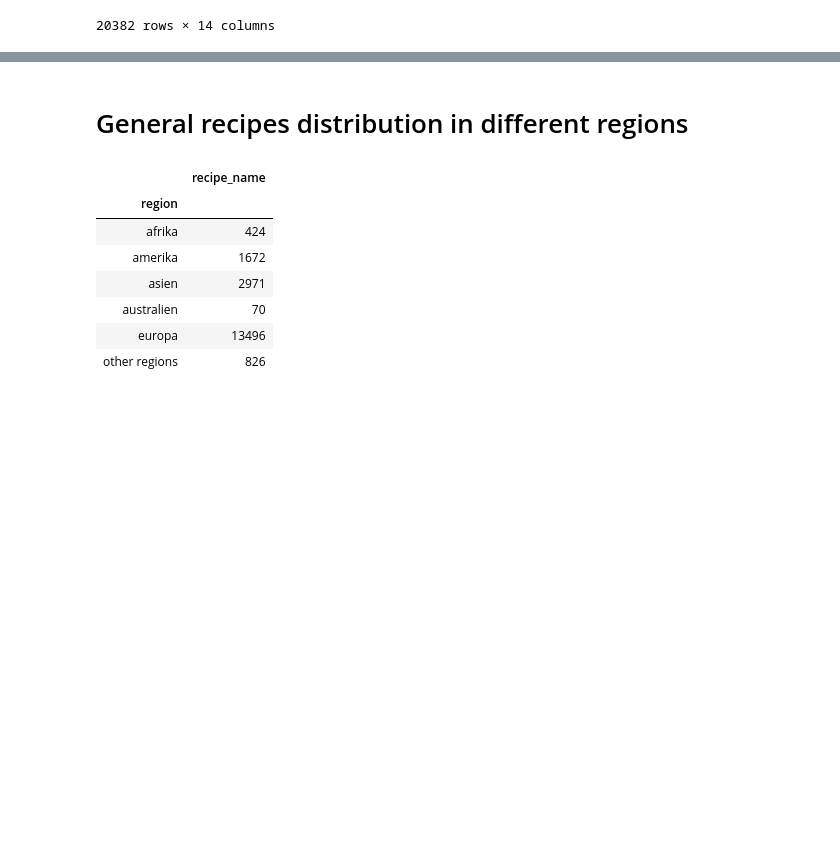
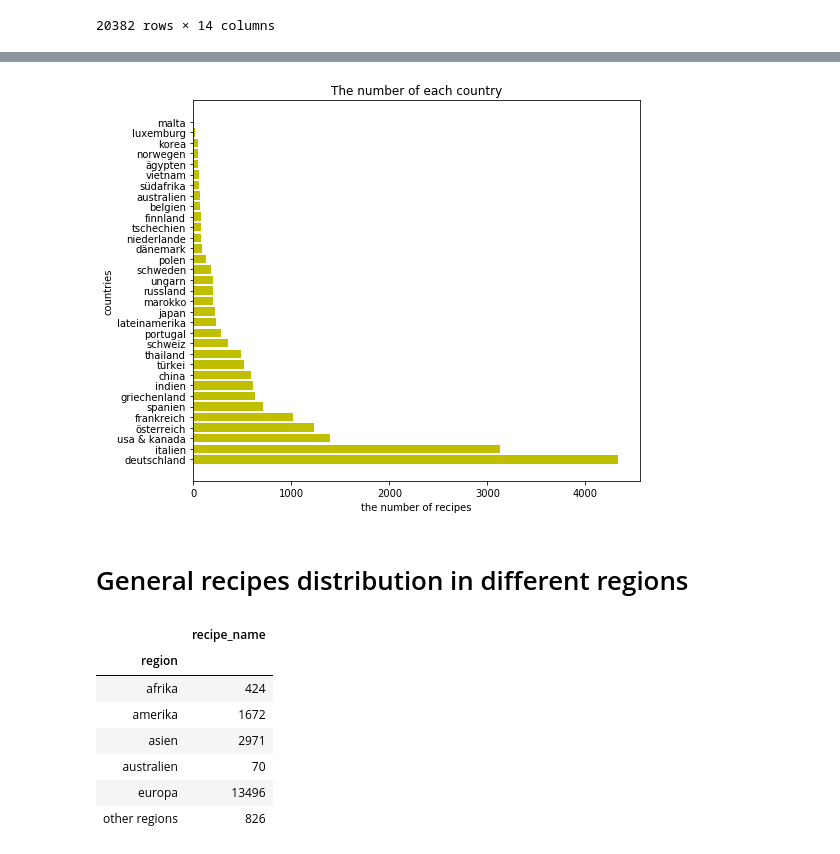
Before and after one commit to sunwen0120/Pratikum, a Jupyter notebook: wen_sun/regional analyse/Regional analysie.ipynb, the cells around one changed output, grey strips where cells are left out. Saved outputs shown, nothing was run; the diff lists cells and outputs as text; code cells hidden in the pictures; blank space fills up the shorter version.

```diff
--- a/wen_sun/regional analyse/Regional analysie.ipynb
+++ b/wen_sun/regional analyse/Regional analysie.ipynb
@@ -154,0 +268,13 @@ df
+# %%
+group_country_1 = df.groupby('country').count()
+group_country_2 = df.groupby(['country','region']).count()
+# group_country_1
+data_country_1= pd.DataFrame(group_country_1['recipe_name'])
+data_country_2= pd.DataFrame(group_country_2['recipe_name'])
+data_country_1['countries'] = data_country_1.index
+data_country_2['countries'] = data_country_2.index
+data_country_2.sort_values("recipe_name",inplace=True, ascending=False)
+data_country_1.sort_values("recipe_name",inplace=True, ascending=False)
+
+# data_country_1
+data_country_2.head(37)
@@ -155,3 +300,12 @@ df
+# %%
+plt.figure(figsize=(8, 7))
+plt.barh('countries', 'recipe_name', data = data_country_1, color = 'y')
+plt.xlabel("the number of recipes")
+plt.ylabel("countries")
+plt.title("The number of each country")
+plt.show()
+# %% [output]
+[figure, added]
 # %% [markdown]
 # General recipes distribution in different regions
 # %%
```
Also changed, not shown: parts of 30 cells of this notebook, 8 other files.
